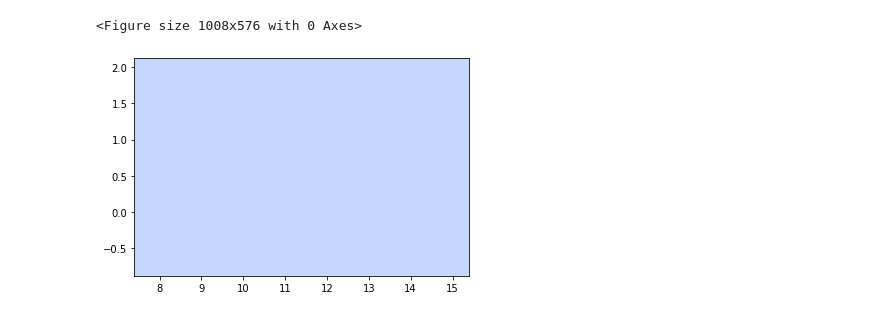
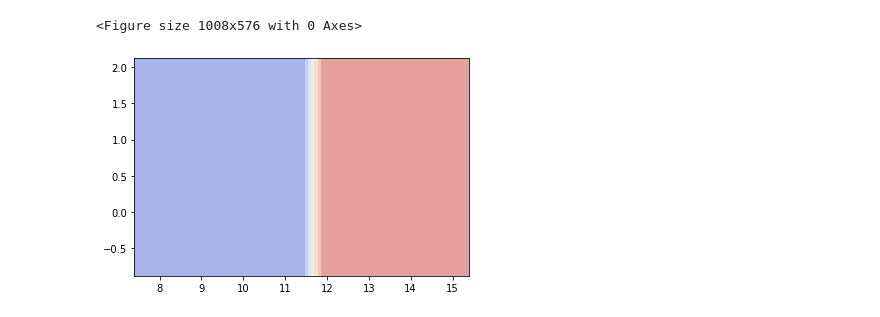
Before and after one commit to gegrinberg/curso_data_BCGL, a Jupyter notebook: Entrega2 BCGL.ipynb, the cells around one changed output. Cells and saved outputs as stored; diff of their text form; code cells hidden in the pictures.

```diff
--- a/Entrega2 BCGL.ipynb
+++ b/Entrega2 BCGL.ipynb
@@ -286,11 +286,27 @@ matrix_plot = np.c_[np.array([Xmeans['fixed acidity']]*119),
 
 matrix_plot[:,10]=xx.ravel()  # Reemplazamos los valores de la media de alcohol por valores a plotear
 matrix_plot[:,1]=yy.ravel()   # Reemplazamos los valores de la media de volatile acidity por valores a plotear
+# %%
+matrix_plot = np.c_[np.array([X.iloc[1459,0]]*119),
+            np.array([X.iloc[1459,1]]*119),
+            np.array([X.iloc[1459,2]]*119),
+            np.array([X.iloc[1459,3]]*119),
+            np.array([X.iloc[1459,4]]*119),
+            np.array([X.iloc[1459,5]]*119),
+            np.array([X.iloc[1459,6]]*119),
+            np.array([X.iloc[1459,7]]*119),
+            np.array([X.iloc[1459,8]]*119),
+            np.array([X.iloc[1459,9]]*119),
+            np.array([X.iloc[1459,10]]*119),
+      ]
+
+matrix_plot[:,10]=xx.ravel()  # Reemplazamos los valores de la media de alcohol por valores a plotear
+matrix_plot[:,1]=yy.ravel()   # Reemplazamos los valores de la media de volatile acidity por valores a plotear
 # %%
 Z = tree.predict(matrix_plot)
-Zplot = Z == 'regular'
+Zplot = Z == 'bueno'
 Zplot=Zplot.reshape(xx.shape)
 # Z = Z.reshape(xx.shape)
 cs = plt.contourf(xx, yy, Zplot, cmap='coolwarm', alpha=0.5)
 # %% [output]
-[figure, old version]
+[figure, new version]
```
Also changed, not shown: parts of 1 cell of this notebook.
